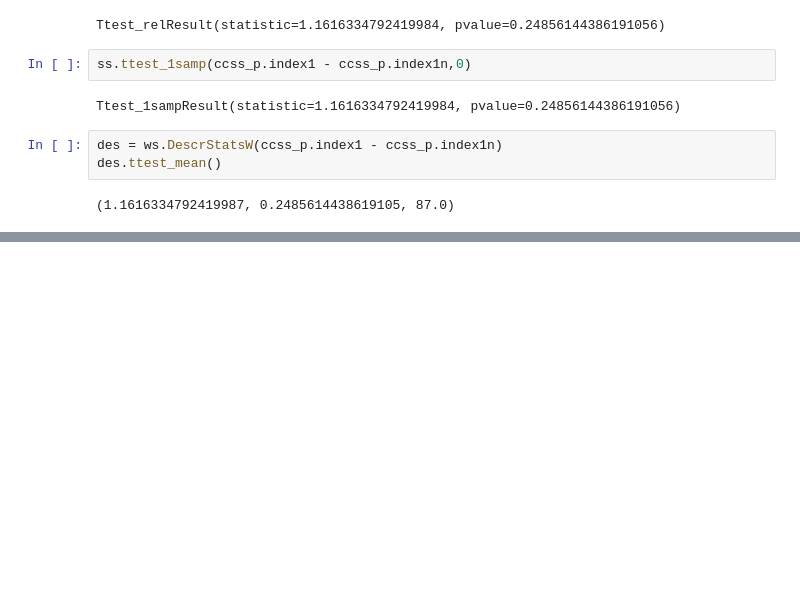
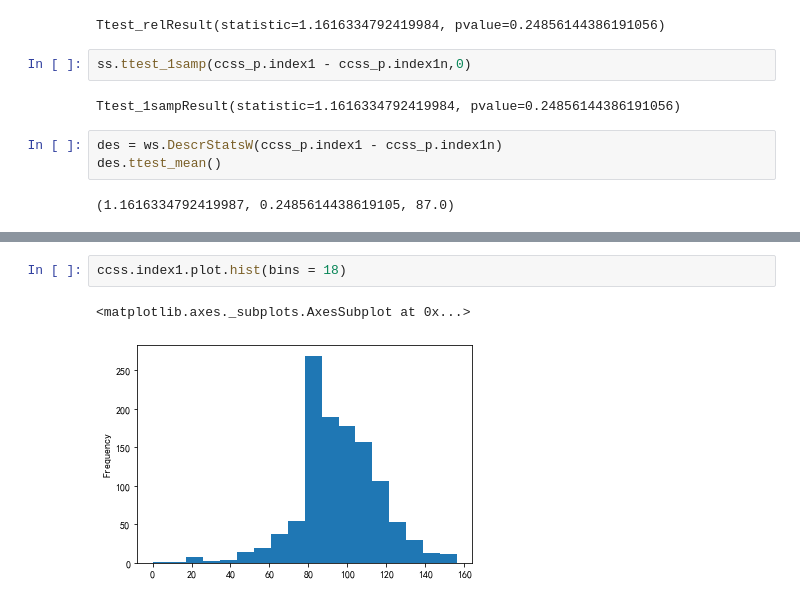
Before and after one commit to IamZY/DataAnalysis, a Jupyter notebook: pandas/Python统计分析.ipynb, the cells around one changed output, grey strips where cells are left out. Drawn from its saved outputs; the diff is of its cells as text; blank space fills up the shorter version.

```diff
--- a/pandas/Python统计分析.ipynb
+++ b/pandas/Python统计分析.ipynb
@@ -276,0 +283,5 @@ des.ttest_mean()
+# %%
+ccss.index1.plot.hist(bins = 18)
+# %% [output]
+<matplotlib.axes._subplots.AxesSubplot at 0x...>
+[figure, added]
```
Also changed, not shown: parts of 23 cells of this notebook, 11 other files.
